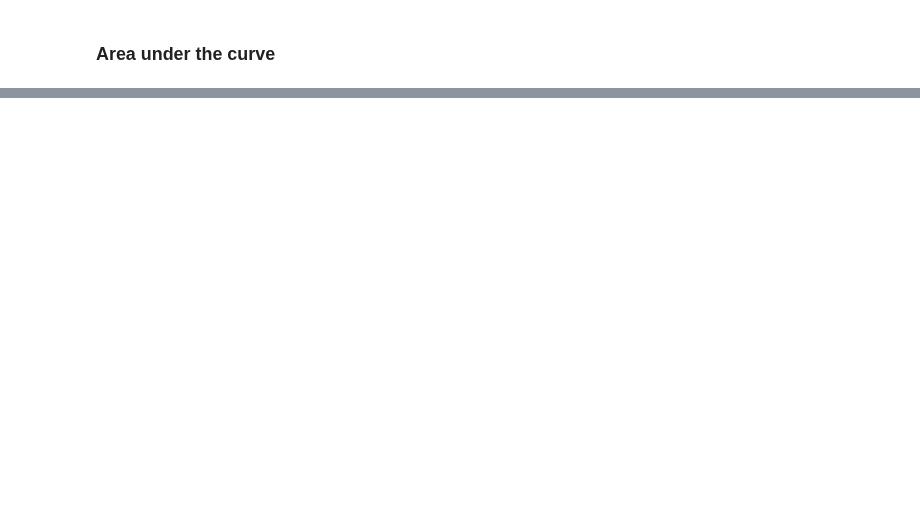
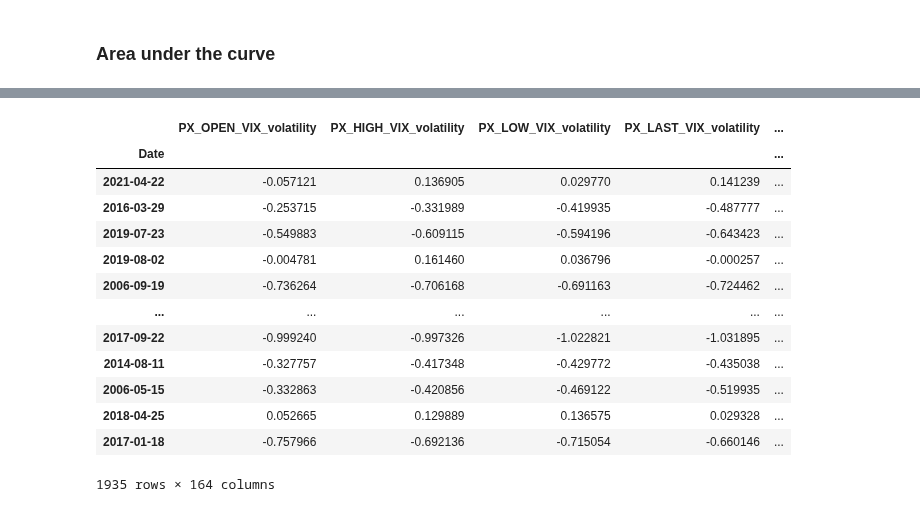
Before and after one commit to g0bel1n/VIX_predictions, a Jupyter notebook: analysis/ridge_2.ipynb, the cells around one changed output, grey strips where cells are left out. Saved outputs shown, nothing was run; the diff lists cells and outputs as text; code cells hidden in the pictures; blank space fills up the shorter version.

```diff
--- a/analysis/ridge_2.ipynb
+++ b/analysis/ridge_2.ipynb
@@ -92,0 +127,17 @@ roc_auc_score(y_test, y_scores)
+# %%
+X_train
+# %% [output]
+|  | PX_OPEN_VIX_volatility | PX_HIGH_VIX_volatility | PX_LOW_VIX_volatility | PX_LAST_VIX_volatility | ... |
+| Date |  |  |  |  | ... |
+| 2021-04-22 | -0.057121 | 0.136905 | 0.029770 | 0.141239 | ... |
+| 2016-03-29 | -0.253715 | -0.331989 | -0.419935 | -0.487777 | ... |
+| 2019-07-23 | -0.549883 | -0.609115 | -0.594196 | -0.643423 | ... |
+| 2019-08-02 | -0.004781 | 0.161460 | 0.036796 | -0.000257 | ... |
+| 2006-09-19 | -0.736264 | -0.706168 | -0.691163 | -0.724462 | ... |
+| ... | ... | ... | ... | ... | ... |
+| 2017-09-22 | -0.999240 | -0.997326 | -1.022821 | -1.031895 | ... |
+| 2014-08-11 | -0.327757 | -0.417348 | -0.429772 | -0.435038 | ... |
+| 2006-05-15 | -0.332863 | -0.420856 | -0.469122 | -0.519935 | ... |
+| 2018-04-25 | 0.052665 | 0.129889 | 0.136575 | 0.029328 | ... |
+| 2017-01-18 | -0.757966 | -0.692136 | -0.715054 | -0.660146 | ... |
+1935 rows × 164 columns
```
Also changed, not shown: parts of 7 cells of this notebook, 1 other file.
